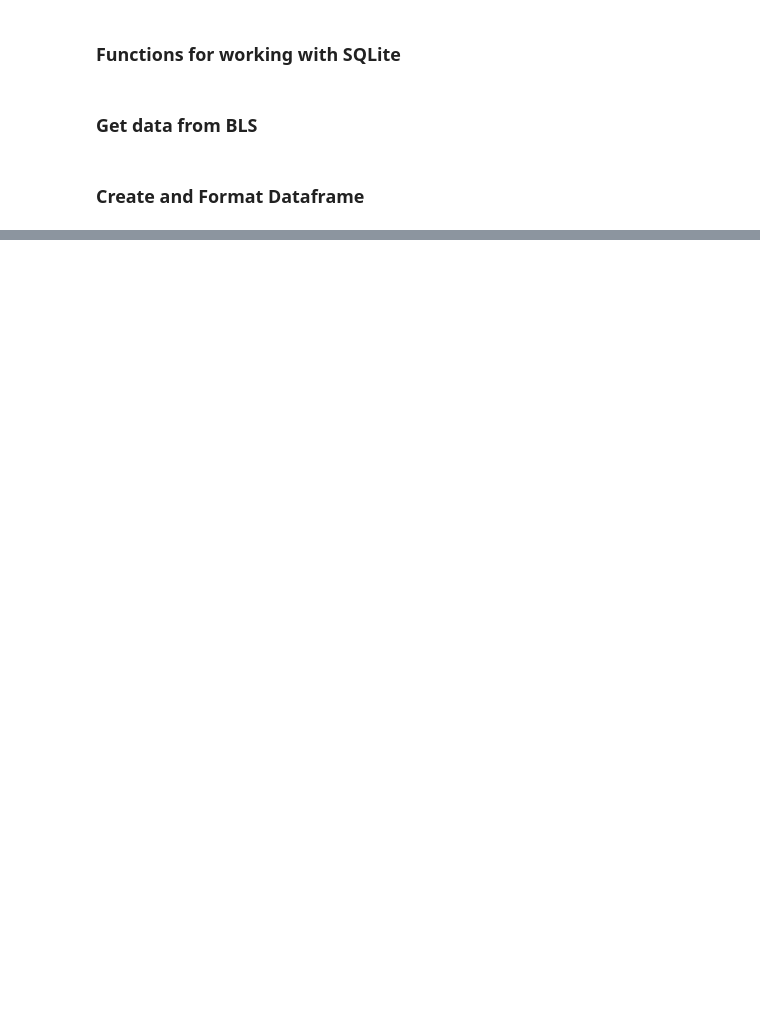
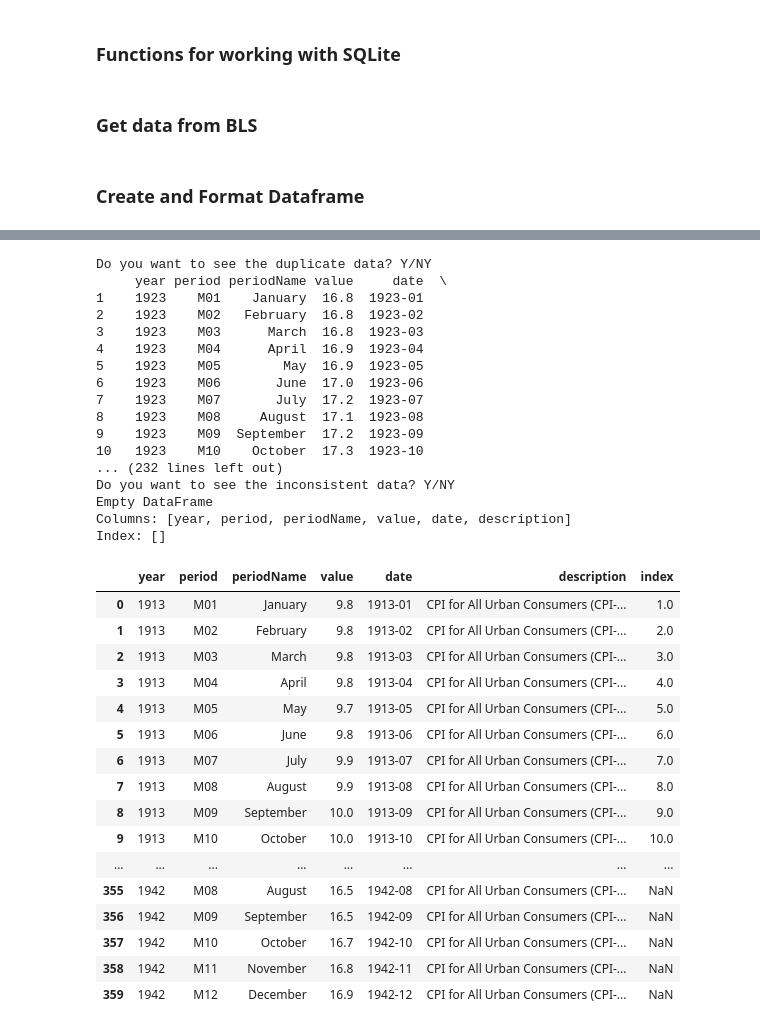
Before and after one commit to joshuamcurtis/MacroData, a Jupyter notebook: Add_Data_DB.ipynb, the cells around one changed output, grey strips where cells are left out. Drawn from its saved outputs; the diff is of its cells as text; code cells hidden in the pictures; blank space fills up the shorter version.

Commit message:
Continuing to work on align_df_db_indexes()

```diff
--- a/Add_Data_DB.ipynb
+++ b/Add_Data_DB.ipynb
@@ -232,10 +232,10 @@ def align_df_db_indexes(df, seriesID, db_name):
 
     if db_index_start == 0:
         # return the df without alterations if db_index_start == 0
-        return df
+        return df, None, None
     else:
         df, df_dup_data, df_inconsistent_data = check_duplicate_data(df, seriesID, db_name)
         df_db = table_to_df(seriesID, db_name)
         df = pd.concat([df, df_db])
         df = df.sort_values(by=['date'], ignore_index=True)
-        return df
+        return df, df_dup_data, df_inconsistent_data
@@ -336,0 +242,6 @@ df_cpi_not_seasonal
+# %%
+seriesID = "CUUR0000SA0"
+db_name = "MacroData.sqlite3"
+message, json_data = get_BLS_data(seriesID, 1923, 1942)
+if message:
+    print(message)
@@ -336,0 +270,54 @@ df_cpi_not_seasonal
+# %%
+df, df_dup_data, df_inconsistent_data = align_df_db_indexes(df, seriesID, db_name)
+# Deal with duplicate data
+if df_dup_data is not None:
+    show_dups = input("Do you want to see the duplicate data? Y/N").upper()
+    if show_dups == "Y":
+        print(df_dup_data)
+else:
+    del df_dup_data
+
+# Deal with inconsistent data
+if df_inconsistent_data is not None:
+    show_incons = input("Do you want to see the inconsistent data? Y/N").upper()
+    if show_incons == "Y":
+        print(df_inconsistent_data)
+else:
+    del df_inconsistent_data
+
+df
+# %% [output]
+Do you want to see the duplicate data? Y/NY
+     year period periodName value     date  \
+1    1923    M01    January  16.8  1923-01
+2    1923    M02   February  16.8  1923-02
+3    1923    M03      March  16.8  1923-03
+4    1923    M04      April  16.9  1923-04
+5    1923    M05        May  16.9  1923-05
+6    1923    M06       June  17.0  1923-06
+7    1923    M07       July  17.2  1923-07
+8    1923    M08     August  17.1  1923-08
+9    1923    M09  September  17.2  1923-09
+10   1923    M10    October  17.3  1923-10
+... (232 lines left out)
+Do you want to see the inconsistent data? Y/NY
+Empty DataFrame
+Columns: [year, period, periodName, value, date, description]
+Index: []
+|  | year | period | periodName | value | date | description | index |
+| 0 | 1913 | M01 | January | 9.8 | 1913-01 | CPI for All Urban Consumers (CPI-... | 1.0 |
+| 1 | 1913 | M02 | February | 9.8 | 1913-02 | CPI for All Urban Consumers (CPI-... | 2.0 |
+| 2 | 1913 | M03 | March | 9.8 | 1913-03 | CPI for All Urban Consumers (CPI-... | 3.0 |
+| 3 | 1913 | M04 | April | 9.8 | 1913-04 | CPI for All Urban Consumers (CPI-... | 4.0 |
+| 4 | 1913 | M05 | May | 9.7 | 1913-05 | CPI for All Urban Consumers (CPI-... | 5.0 |
+| 5 | 1913 | M06 | June | 9.8 | 1913-06 | CPI for All Urban Consumers (CPI-... | 6.0 |
+| 6 | 1913 | M07 | July | 9.9 | 1913-07 | CPI for All Urban Consumers (CPI-... | 7.0 |
+| 7 | 1913 | M08 | August | 9.9 | 1913-08 | CPI for All Urban Consumers (CPI-... | 8.0 |
+| 8 | 1913 | M09 | September | 10.0 | 1913-09 | CPI for All Urban Consumers (CPI-... | 9.0 |
+| 9 | 1913 | M10 | October | 10.0 | 1913-10 | CPI for All Urban Consumers (CPI-... | 10.0 |
+| ... | ... | ... | ... | ... | ... | ... | ... |
+| 355 | 1942 | M08 | August | 16.5 | 1942-08 | CPI for All Urban Consumers (CPI-... | NaN |
+| 356 | 1942 | M09 | September | 16.5 | 1942-09 | CPI for All Urban Consumers (CPI-... | NaN |
+| 357 | 1942 | M10 | October | 16.7 | 1942-10 | CPI for All Urban Consumers (CPI-... | NaN |
+| 358 | 1942 | M11 | November | 16.8 | 1942-11 | CPI for All Urban Consumers (CPI-... | NaN |
+| 359 | 1942 | M12 | December | 16.9 | 1942-12 | CPI for All Urban Consumers (CPI-... | NaN |
```
Also changed, not shown: parts of 13 cells of this notebook, 1 other file.
